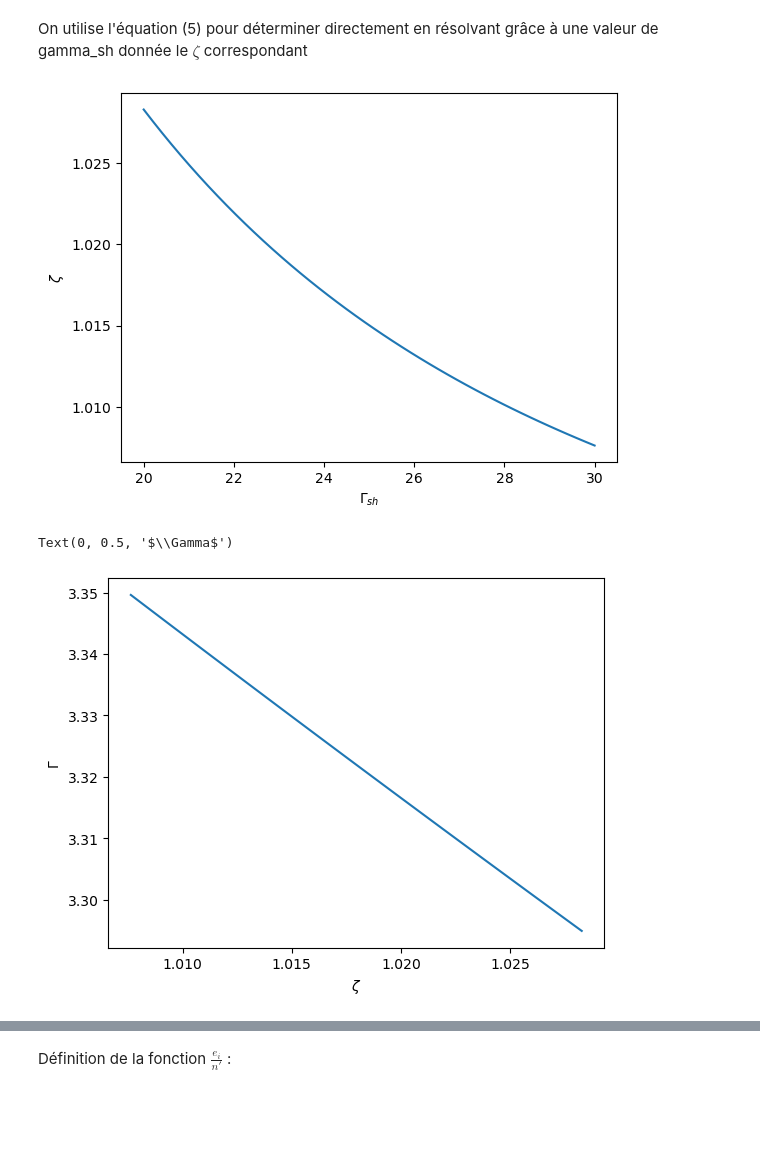
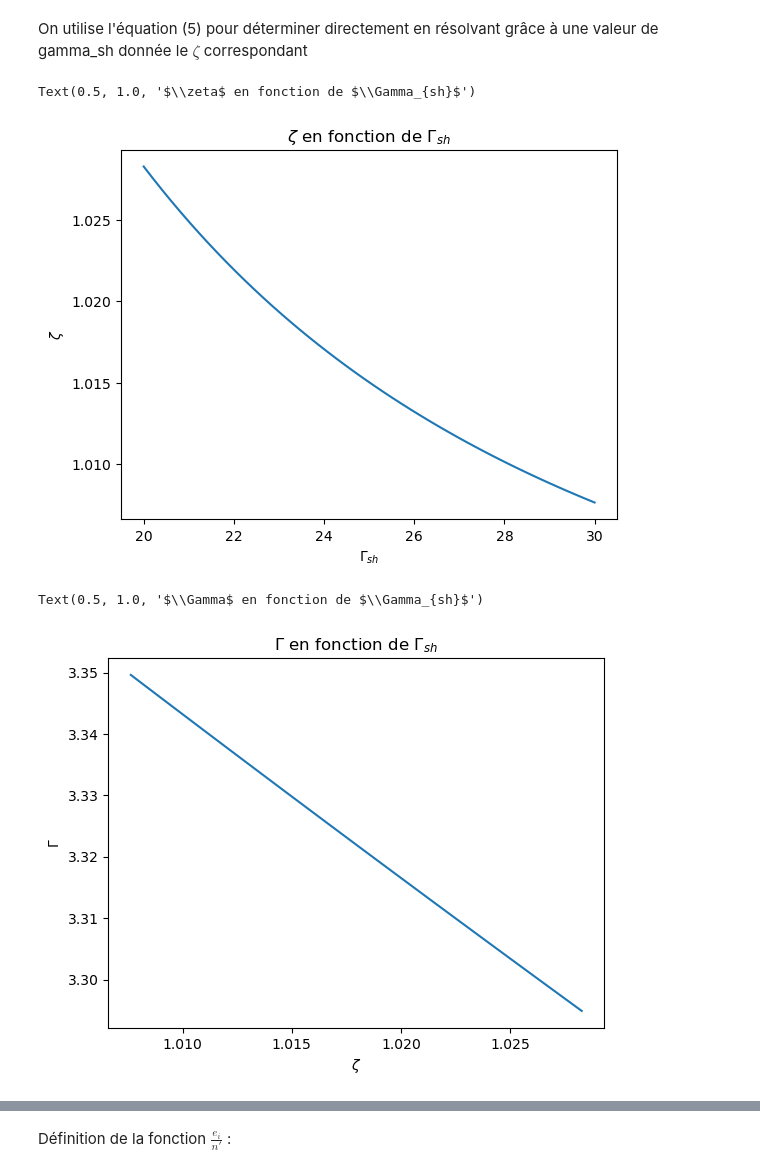
Before and after one commit to quentin-bouquet/Mod-le-Spectro-Temporel-d-mission-d-un-sursaut-gamma, a Jupyter notebook: MAIN.ipynb, the cells around one changed output, grey strips where cells are left out. Drawn from its saved outputs; the diff is of its cells as text; code cells hidden in the pictures; blank space fills up the shorter version.

Commit message:
Amélioration des Graphs

```diff
--- a/MAIN.ipynb
+++ b/MAIN.ipynb
@@ -63,38 +63,40 @@ On utilise l'équation (5) pour déterminer directement en résolvant grâce à
 # %%
 #On cherche la valeur de zêta en résolavant l'équation (5)
 
 def eq(gamma_sh,ze):
     a = (gamma_maj(ze) + 1)*(1 + gamma_chapeau_prime(ze)*(gamma_maj(ze) - 1))**2
     b = 2 + gamma_chapeau_prime(ze)*(2 - gamma_chapeau_prime(ze)*(gamma_maj(ze) - 1))
     return gamma_sh**2 - a/b
 
 
 from scipy.optimize import fsolve
 
 def sol(gamma_sh):
     def func(ze):
         return eq(gamma_sh, ze)
     solve = fsolve(func, 1)
     return solve[0]
 
 gamme = np.linspace(20,30,50)
 sol_vect = np.vectorize(sol)
 y = sol_vect(gamme)
 plt.plot(gamme,y)
 plt.xlabel('$\Gamma_{sh}$')
 plt.ylabel('$\zeta$')
-plt.show()
+plt.title('$\zeta$ en fonction de $\Gamma_{sh}$')
 # %% [output]
+Text(0.5, 1.0, '$\\zeta$ en fonction de $\\Gamma_{sh}$')
-[figure, old version]
+[figure, new version]
 # %%
 g_m = np.vectorize(gamma_maj)
 y_p = g_m(y)
 plt.plot(y,y_p)
 plt.xlabel('$\zeta$')
 plt.ylabel('$\Gamma$')
+plt.title('$\Gamma$ en fonction de $\Gamma_{sh}$')
 # %% [output]
-Text(0, 0.5, '$\\Gamma$')
+Text(0.5, 1.0, '$\\Gamma$ en fonction de $\\Gamma_{sh}$')
-[figure, old version]
+[figure, new version]
 # %%
 g_c = np.vectorize(gamma_chapeau_prime)
 y_c_p = g_c(y)
```
Also changed, not shown: parts of 1 cell of this notebook.
